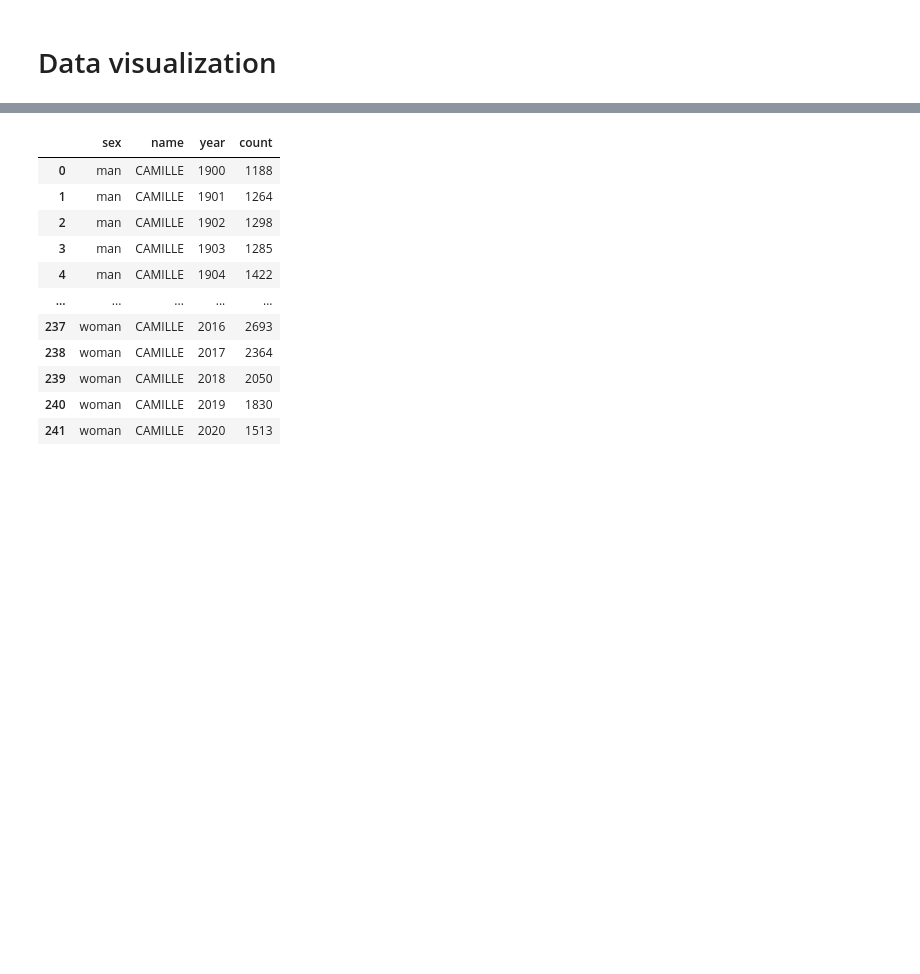
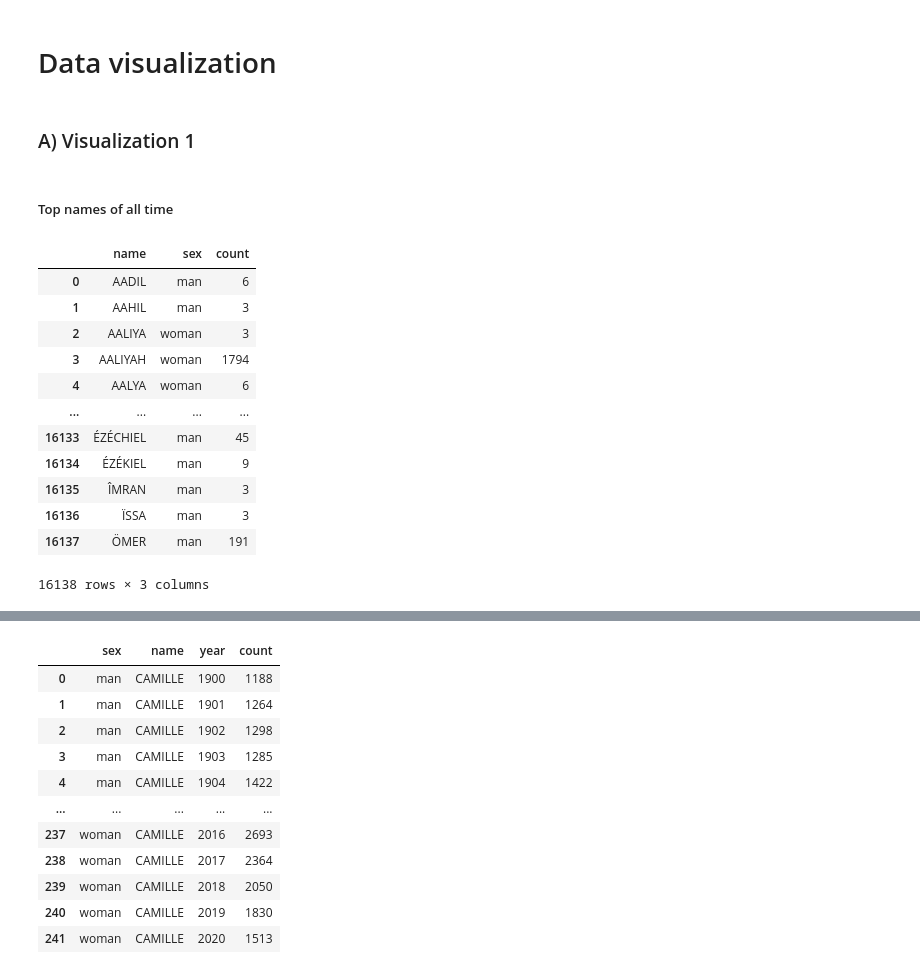
Before and after one commit to lbrejon/data-viz, a Jupyter notebook: notebooks/5.0-main.ipynb, the cells around one changed output, grey strips where cells are left out. Cells and saved outputs as stored; diff of their text form; code cells hidden in the pictures; blank space fills up the shorter version.

```diff
--- a/notebooks/5.0-main.ipynb
+++ b/notebooks/5.0-main.ipynb
@@ -175,3 +169,25 @@ df_target_name_per_year
 99 rows × 123 columns
 # %% [markdown]
 # Data visualization
+# %% [markdown]
+### A) Visualization 1
+# %% [markdown]
+##### Top names of all time
+# %%
+df_w_sex_france = df_w_sex.groupby(by=['name', 'sex']).sum().reset_index()
+df_w_sex_france['sex']= df_w_sex_france['sex'].map({1:'man', 2:'woman'})
+df_w_sex_france
+# %% [output]
+|  | name | sex | count |
+| 0 | AADIL | man | 6 |
+| 1 | AAHIL | man | 3 |
+| 2 | AALIYA | woman | 3 |
+| 3 | AALIYAH | woman | 1794 |
+| 4 | AALYA | woman | 6 |
+| ... | ... | ... | ... |
+| 16133 | ÉZÉCHIEL | man | 45 |
+| 16134 | ÉZÉKIEL | man | 9 |
+| 16135 | ÎMRAN | man | 3 |
+| 16136 | ÏSSA | man | 3 |
+| 16137 | ÖMER | man | 191 |
+16138 rows × 3 columns
```
Also changed, not shown: parts of 11 cells of this notebook.
